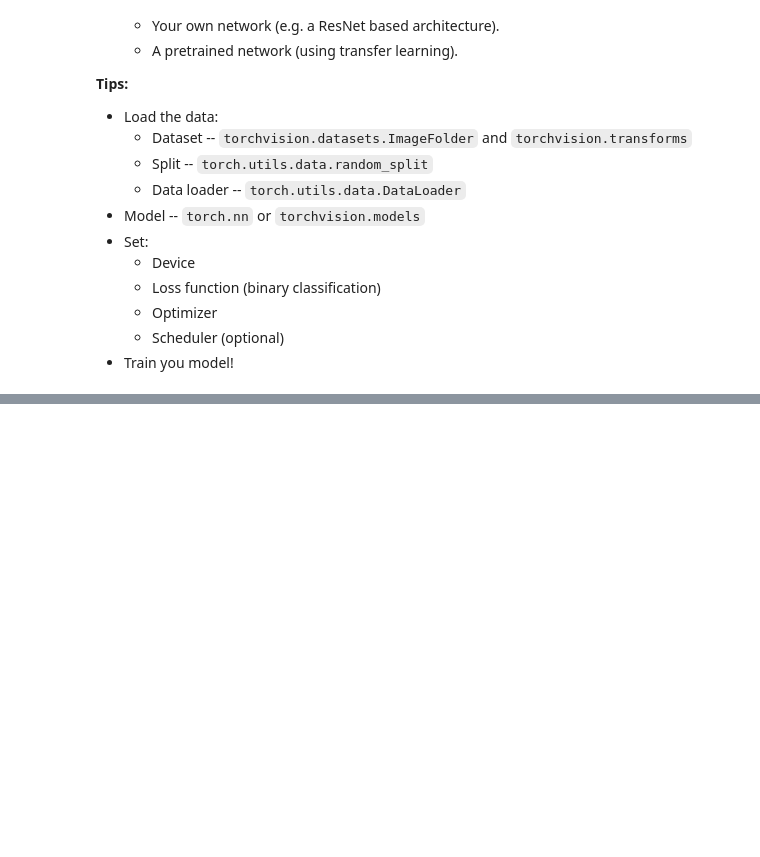
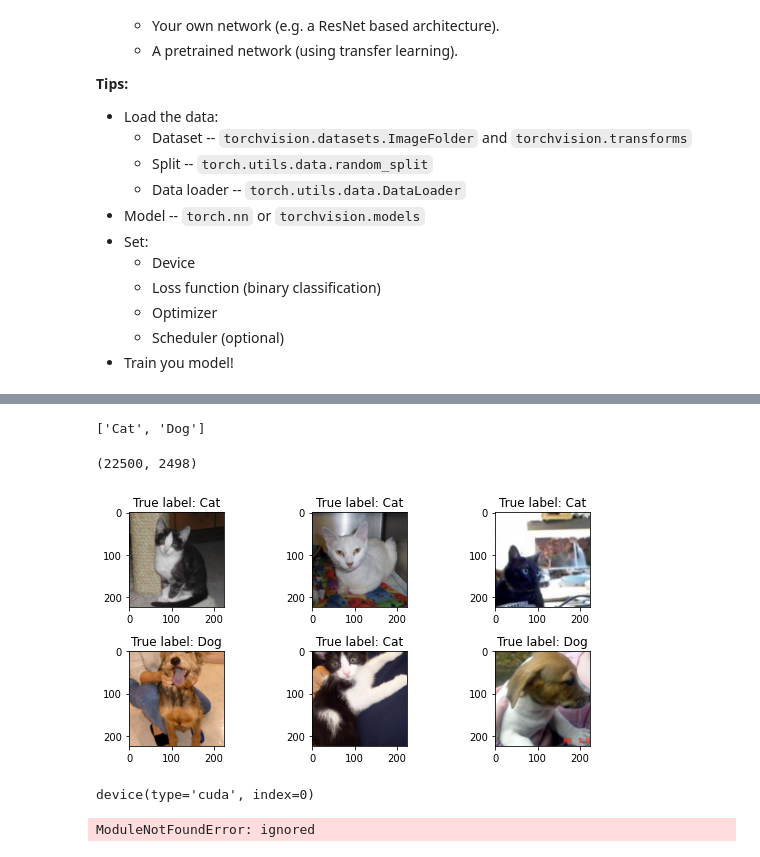
Before and after one commit to danielavargel/COLOR-NET, a Jupyter notebook: DeepLearningMethods/Exercises/Ex3/MainDogsVsCats.ipynb, the cells around one changed output, grey strips where cells are left out. Drawn from its saved outputs; the diff is of its cells as text; code cells hidden in the pictures; blank space fills up the shorter version.

```diff
--- a/DeepLearningMethods/Exercises/Ex3/MainDogsVsCats.ipynb
+++ b/DeepLearningMethods/Exercises/Ex3/MainDogsVsCats.ipynb
@@ -55,0 +100,44 @@ Object `?` not found.
+# %%
+import torchvision
+import torchvision.transforms as transforms
+
+#-- ImageNet statistics:
+vMean = np.array([0.48501961, 0.45795686, 0.40760392])
+vStd  = np.array([0.22899216, 0.224     , 0.225     ])
+
+oTransforms = transforms.Compose([
+    transforms.Resize    (256),
+    transforms.CenterCrop(224),
+    transforms.ToTensor  (),
+    transforms.Normalize (mean=vMean, std=vStd),
+])
+
+DATA_PATH = 'PetImages/PetImages'
+oDataSet  = torchvision.datasets.ImageFolder(root=DATA_PATH, transform=oTransforms)
+lClasses  = oDataSet.classes
+lClasses
+# %% [output]
+['Cat', 'Dog']
+# %%
+N                   = len(oDataSet)
+nTrain              = 22500
+nTest               = 2498
+oTrainSet, oTestSet = torch.utils.data.random_split(oDataSet, [nTrain, nTest], generator=torch.Generator().manual_seed(42))
+len(oTrainSet), len(oTestSet)
+# %% [output]
+(22500, 2498)
+# %%
+C, H, W = oTrainSet[0][0].shape
+fig, _     = plt.subplots(2, 3, figsize=(8, 4))
+for ax in fig.axes:
+    idx   = np.random.randint(0, len(oTrainSet))
+    mX, y = oTrainSet[idx]
+    mX    = mX * vStd[:,None,None] + vMean[:,None,None] #-- unnormalizing
+    mX    = torch.clamp(mX, 0, 1)
+    ax.imshow(np.transpose(mX.numpy(), (1,2,0)), cmap='gray')
+    ax.set_title('True label: ' + str(lClasses[y]))
+
+plt.tight_layout()
+plt.show()
+# %% [output]
+[figure, added]
@@ -55,0 +161,19 @@ Object `?` not found.
+# %%
+Loss   = nn.CrossEntropyLoss()
+DEVICE = torch.device("cuda:0" if torch.cuda.is_available() else "cpu")
+DEVICE
+# %% [output]
+device(type='cuda', index=0)
+# %%
+from DeepLearningFramework_Solution.Training import TrainClassficationModel
+
+nEpochs    = 10
+nIter      = nEpochs * len(oTrainDL)
+
+oModel     = GetModel   ().to(DEVICE)
+oOptim     = optim.AdamW(oModel.parameters(), lr=0, betas=(0.9, 0.99), weight_decay=2e-4)
+oScheduler = OneCycleLR (oOptim, max_lr=1e-2, total_steps=nIter)
+
+lHistory   = TrainClassficationModel(oModel, oTrainDL, oTestDL, Loss, nEpochs, oOptim, oScheduler)
+# %% [output]
+ModuleNotFoundError: ignored
```
Also changed, not shown: parts of 13 cells of this notebook.
